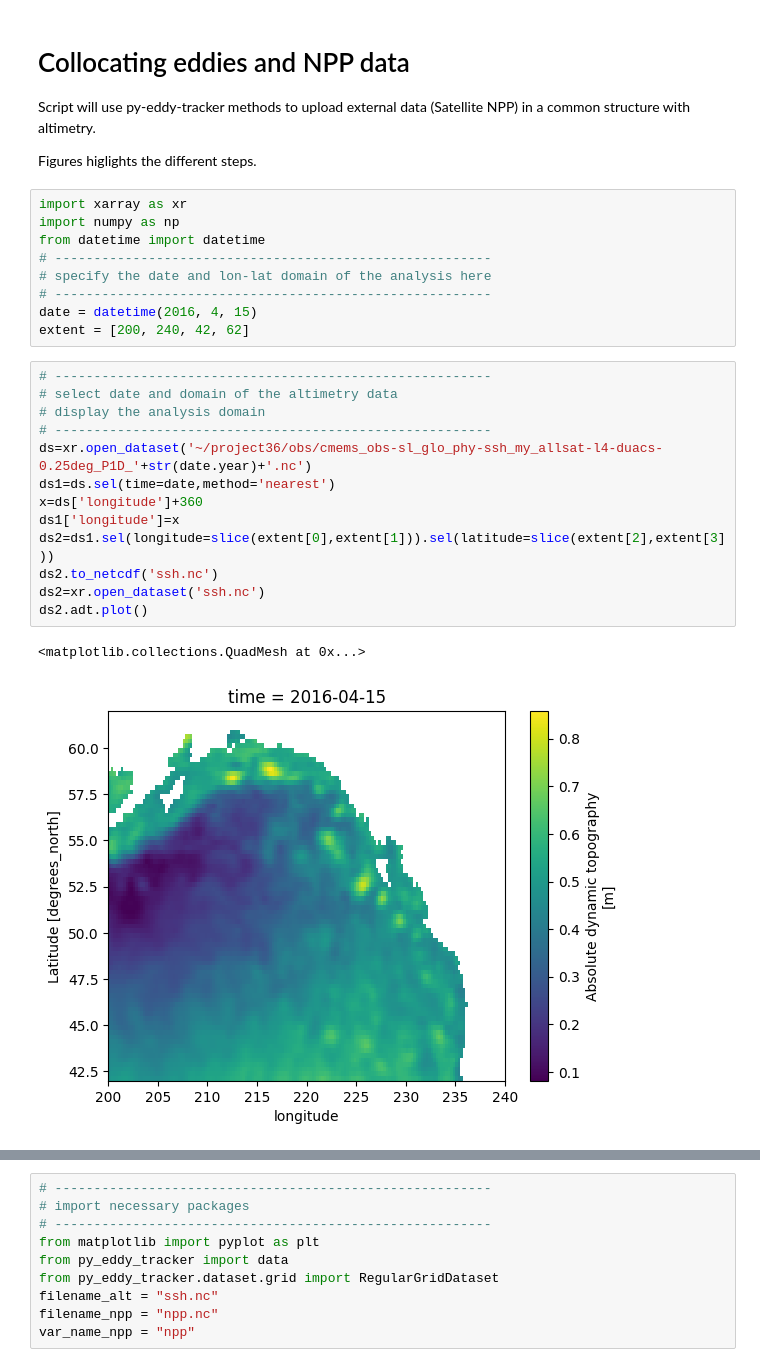
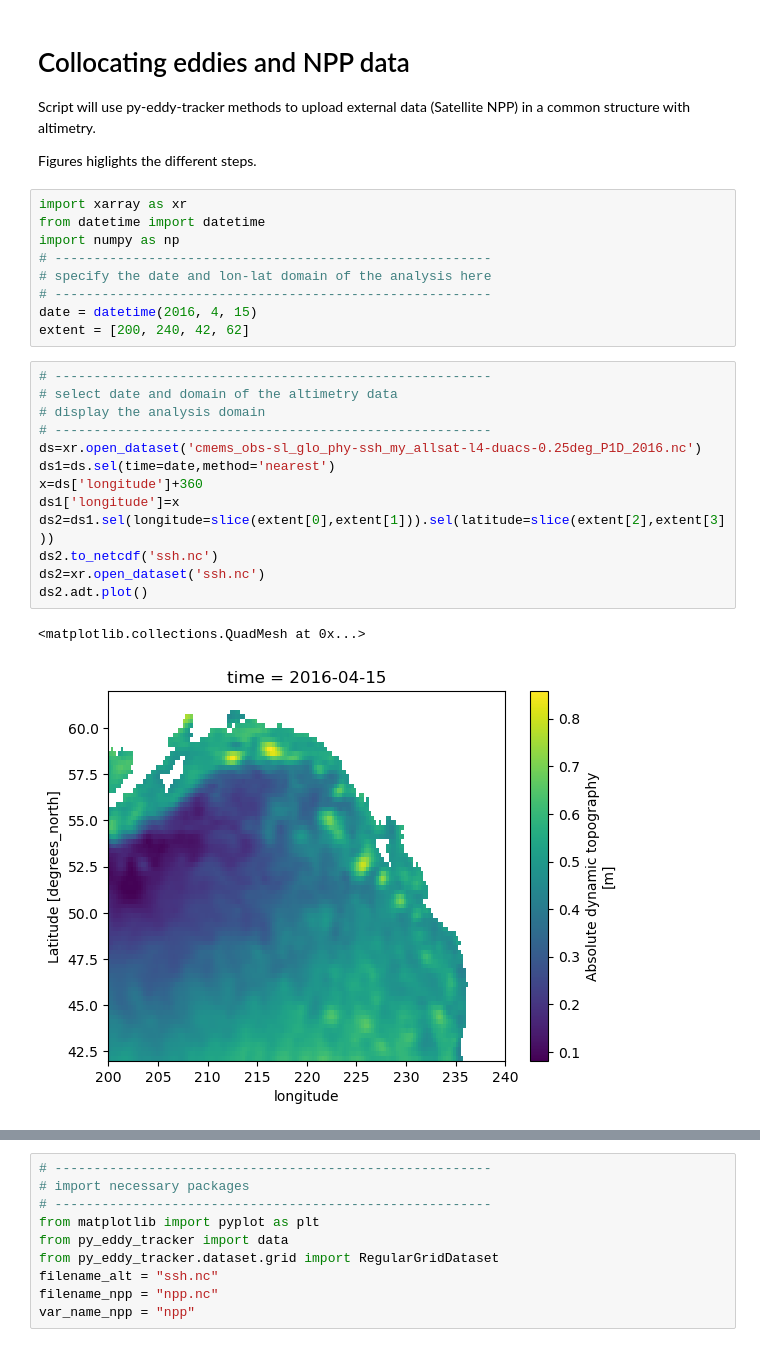
Before and after one commit to takaito1/MITgcm_GoA, a Jupyter notebook: collocation.ipynb, the cells around one changed output, grey strips where cells are left out. Drawn from its saved outputs; the diff is of its cells as text.

```diff
--- a/collocation.ipynb
+++ b/collocation.ipynb
@@ -10,8 +10,8 @@ in a common structure with altimetry.
 Figures higlights the different steps.
 # %%
 import xarray as xr
+from datetime import datetime
 import numpy as np
-from datetime import datetime
 # --------------------------------------------------------
 # specify the date and lon-lat domain of the analysis here
 # --------------------------------------------------------
@@ -20,19 +20,19 @@ extent = [200, 240, 42, 62]
 # %%
 # --------------------------------------------------------
 # select date and domain of the altimetry data
 # display the analysis domain
 # --------------------------------------------------------
-ds=xr.open_dataset('~/project36/obs/cmems_obs-sl_glo_phy-ssh_my_allsat-l4-duacs-0.25deg_P1D_'+str(date.year)+'.nc')
+ds=xr.open_dataset('cmems_obs-sl_glo_phy-ssh_my_allsat-l4-duacs-0.25deg_P1D_2016.nc')
 ds1=ds.sel(time=date,method='nearest')
 x=ds['longitude']+360
 ds1['longitude']=x
 ds2=ds1.sel(longitude=slice(extent[0],extent[1])).sel(latitude=slice(extent[2],extent[3]))
 ds2.to_netcdf('ssh.nc')
 ds2=xr.open_dataset('ssh.nc')
 ds2.adt.plot()
 # %% [output]
 <matplotlib.collections.QuadMesh at 0x...>
-[figure, old version]
+[figure, new version]
 # %%
 # --------------------------------------------------------
 # select date and domain of the NPP data
```
Also changed, not shown: parts of 14 cells of this notebook.
